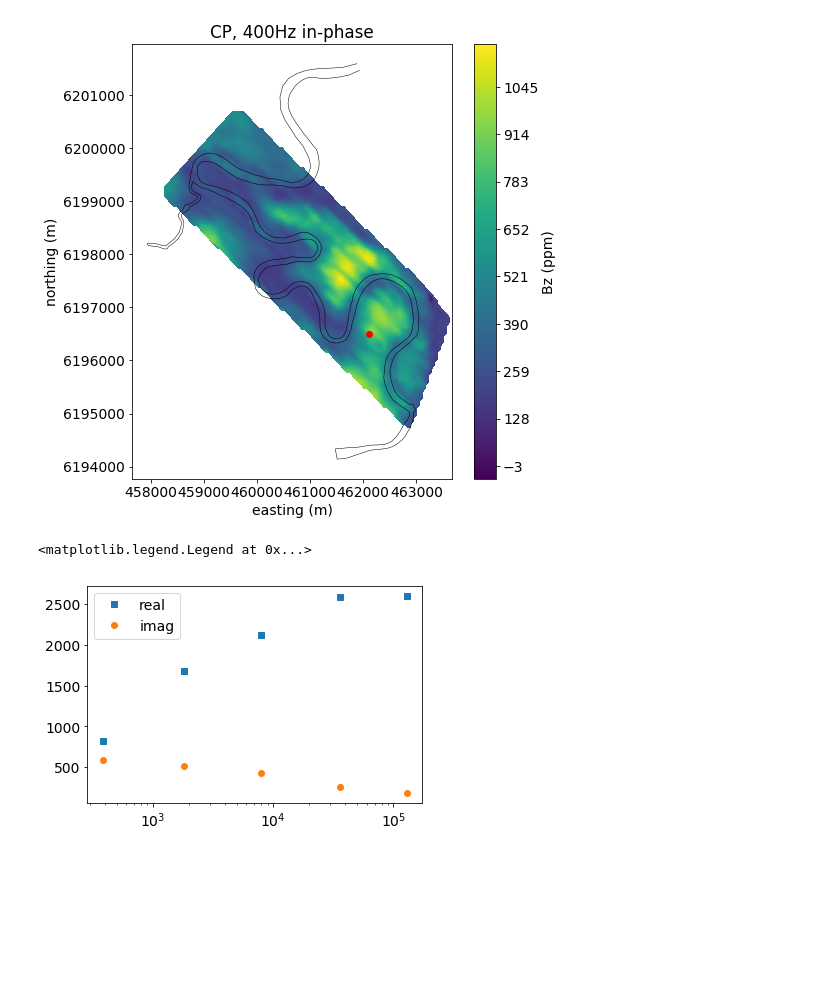
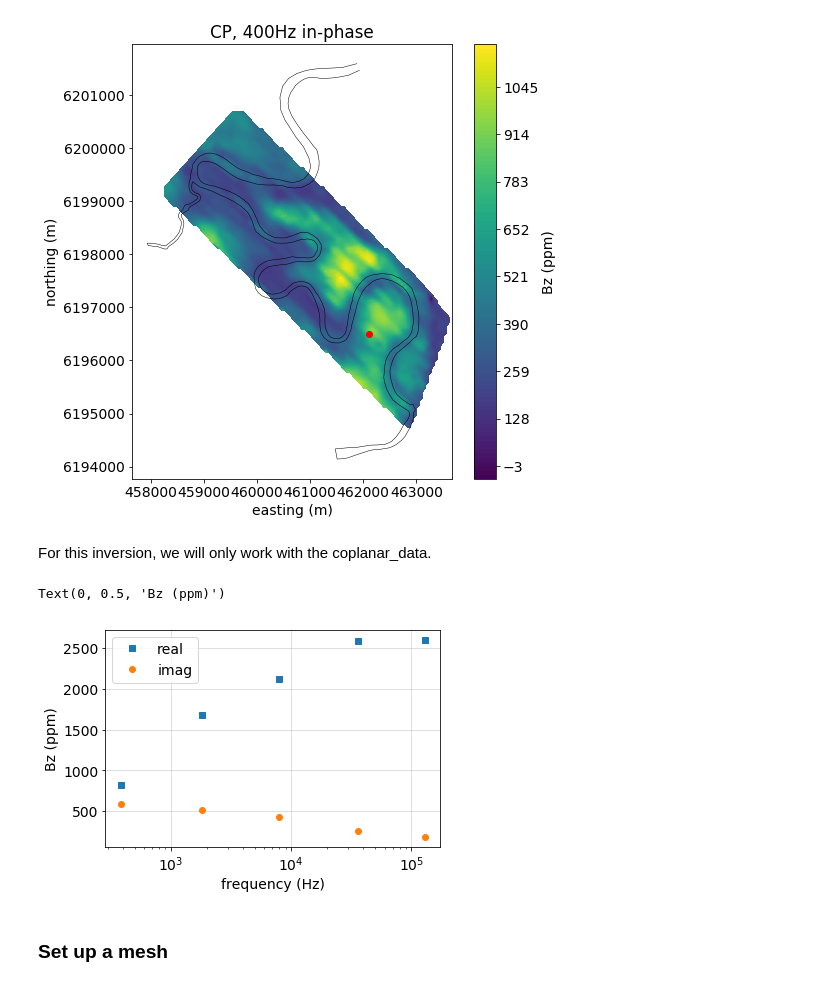
Before and after one commit to simpeg/em-notebooks, a Jupyter notebook: notebooks/FDEM_inversion_bookpurnong.ipynb, the cells around one changed output. Saved outputs shown, nothing was run; the diff lists cells and outputs as text; code cells hidden in the pictures; blank space fills up the shorter version.

```diff
--- a/notebooks/FDEM_inversion_bookpurnong.ipynb
+++ b/notebooks/FDEM_inversion_bookpurnong.ipynb
@@ -14,7 +22,7 @@ rcParams['font.size']=14
 # %% [markdown]
 ## Look at the contents of the data directory we are given
 # %%
-data_directory = "bookpurnong"
+data_directory = os.path.sep.join(["..", "data", "bookpurnong"])
 os.listdir(data_directory)
 # %% [output]
 ['MurrayRiver.txt',
@@ -164,6 +174,8 @@ ax.plot(xyz[rxind, 0], xyz[rxind, 1], 'ro')
 # %% [output]
 [<matplotlib.lines.Line2D at 0x...>]
 [figure]
+# %% [markdown]
+For this inversion, we will only work with the coplanar_data.
 # %%
 coplanar_inds = [False]*len(data_header)
 
@@ -175,14 +187,19 @@ coplanar_data = data[:, coplanar_inds]
 # %%
 # plot the data - lets only work with the co-planar data set
 frequencies = [382, 1822, 7970, 35920, 130100]
 fig, ax = plt.subplots(1, 1)
 
 for i, freq in enumerate(frequencies):
     # in phase is listed first
     ax.semilogx(freq, coplanar_data[rxind, i*2], 'C0s', ms=6)
     ax.semilogx(freq, coplanar_data[rxind, i*2 + 1], 'C1o', ms=6)
+    ax.grid('-k', alpha=0.5)
 
 ax.legend(["real", "imag"])
+ax.set_xlabel("frequency (Hz)")
+ax.set_ylabel("Bz (ppm)")
 # %% [output]
-<matplotlib.legend.Legend at 0x...>
+Text(0, 0.5, 'Bz (ppm)')
-[figure, old version]
+[figure, new version]
+# %% [markdown]
+### Set up a mesh
```
Also changed, not shown: parts of 27 cells of this notebook, 8 other files.
